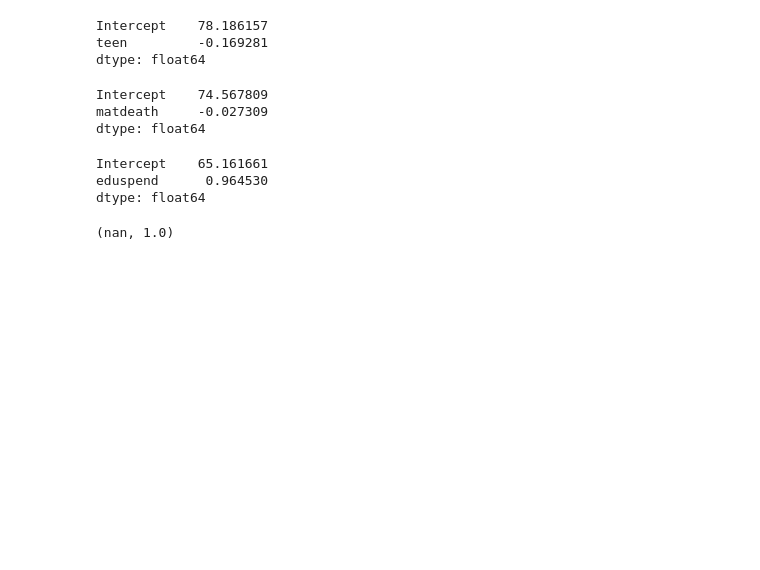
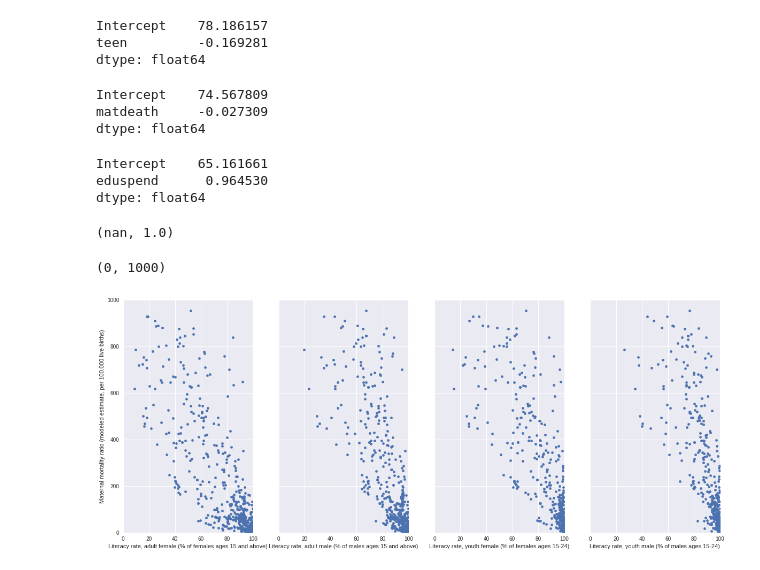
Before and after one commit to circushaase/Capstone-1_WorldBank_GenderData, a Jupyter notebook: InferentialStats.ipynb, the cells around one changed output. Saved outputs shown, nothing was run; the diff lists cells and outputs as text; code cells hidden in the pictures; blank space fills up the shorter version.

```diff
--- a/InferentialStats.ipynb
+++ b/InferentialStats.ipynb
@@ -95,3 +91,21 @@ dtype: float64
 scipy.stats.pearsonr(corr.bc,corr.life)
 # %% [output]
 (nan, 1.0)
+# %%
+#maternal death vs literacy rate
+death, axis = plt.subplots(1, 4, sharey=True)
+df.plot(kind='scatter', x='Literacy rate, adult female (% of females ages 15 and above)', y='Maternal mortality ratio (modeled estimate, per 100,000 live births)', ax=axis[0], figsize=(20, 8))
+df.plot(kind='scatter', x='Literacy rate, adult male (% of males ages 15 and above)', y='Maternal mortality ratio (modeled estimate, per 100,000 live births)', ax=axis[1])
+df.plot(kind='scatter', x='Literacy rate, youth female (% of females ages 15-24)', y='Maternal mortality ratio (modeled estimate, per 100,000 live births)', ax =axis[2])
+df.plot(kind='scatter', x='Literacy rate, youth male (% of males ages 15-24)', y='Maternal mortality ratio (modeled estimate, per 100,000 live births)', ax=axis[3])
+axis[0].set_xlim([0, 100])
+axis[0].set_ylim([0, 1000])
+axis[1].set_xlim([0, 100])
+axis[1].set_ylim([0, 1000])
+axis[2].set_xlim([0, 100])
+axis[2].set_ylim([0, 1000])
+axis[3].set_xlim([0, 100])
+axis[3].set_ylim([0, 1000])
+# %% [output]
+(0, 1000)
+[figure, added]
```
Also changed, not shown: parts of 4 cells of this notebook.
